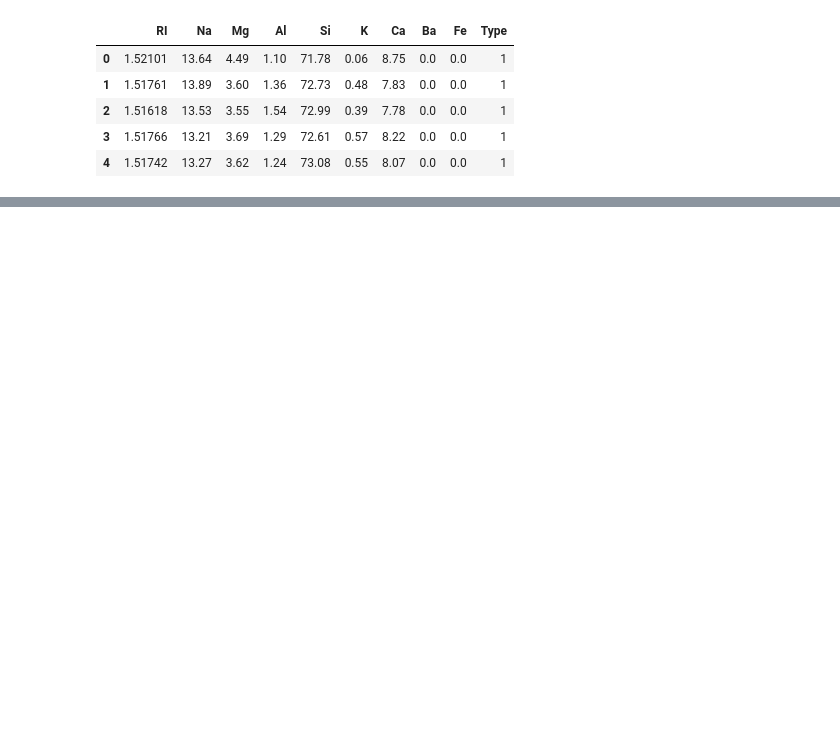
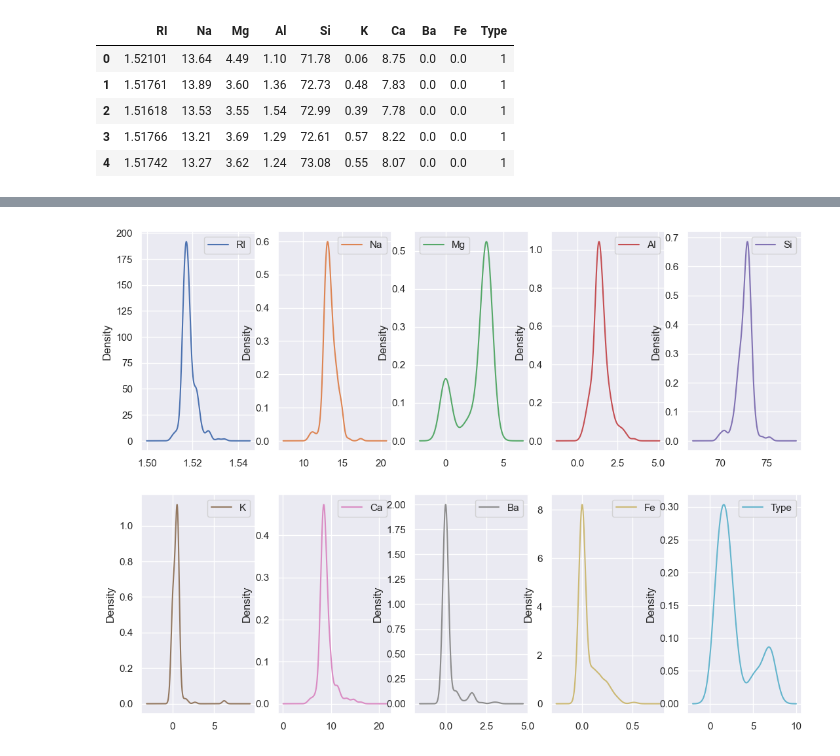
Before and after one commit to RajeshMahadevappa/DataScience-Exercise, a Jupyter notebook: KNN/KNN _Glass.ipynb, the cells around one changed output, grey strips where cells are left out. Cells and saved outputs as stored; diff of their text form; code cells hidden in the pictures; blank space fills up the shorter version.

```diff
--- a/KNN/KNN _Glass.ipynb
+++ b/KNN/KNN _Glass.ipynb
@@ -102,0 +46,5 @@ k_scores
+# %%
+df1.plot(kind='density', subplots=True, layout=(4,5), figsize=(13,20), sharex=False, sharey=False)
+plt.show()
+# %% [output]
+[figure, added]
```
Also changed, not shown: parts of 35 cells of this notebook, 1 other file.
